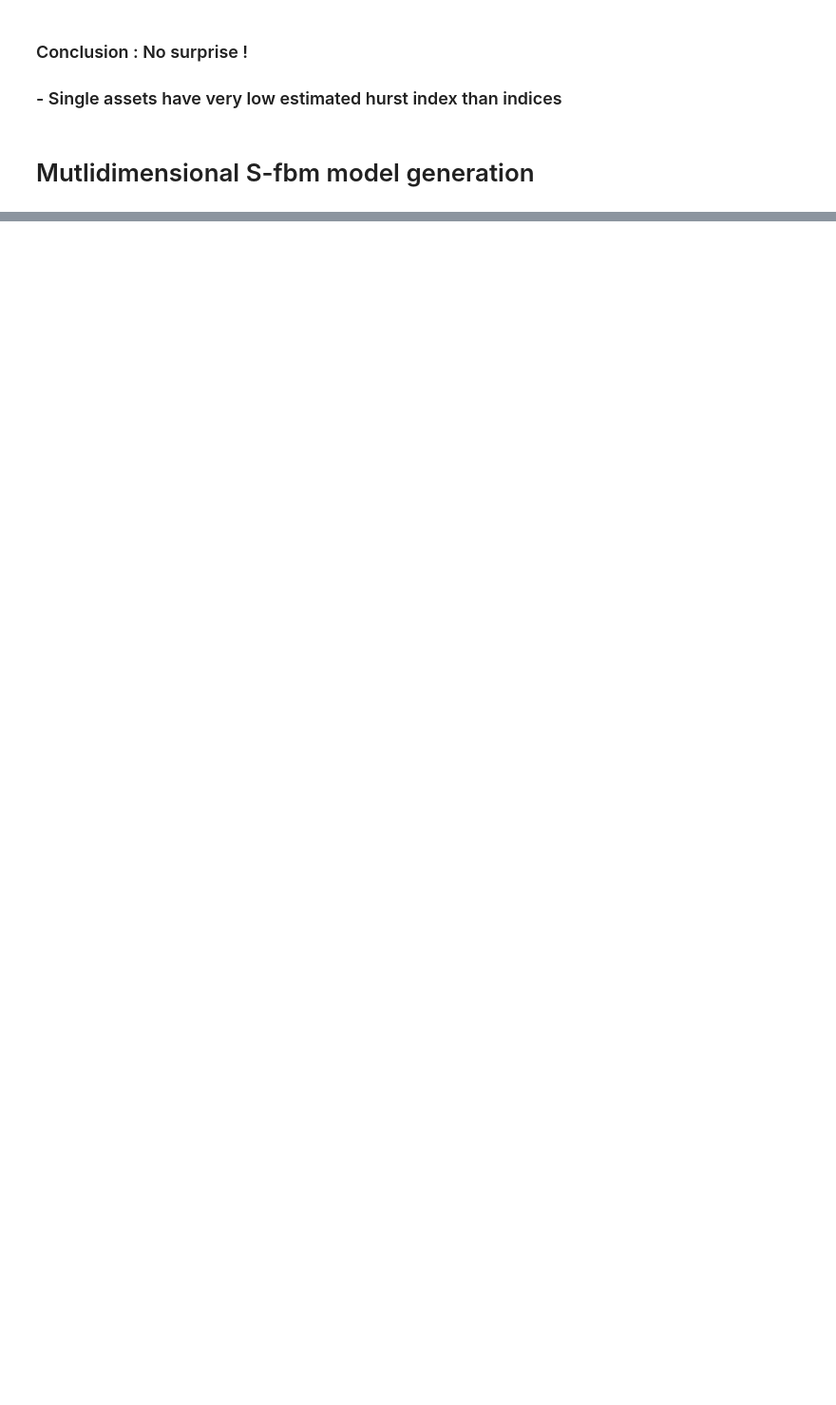
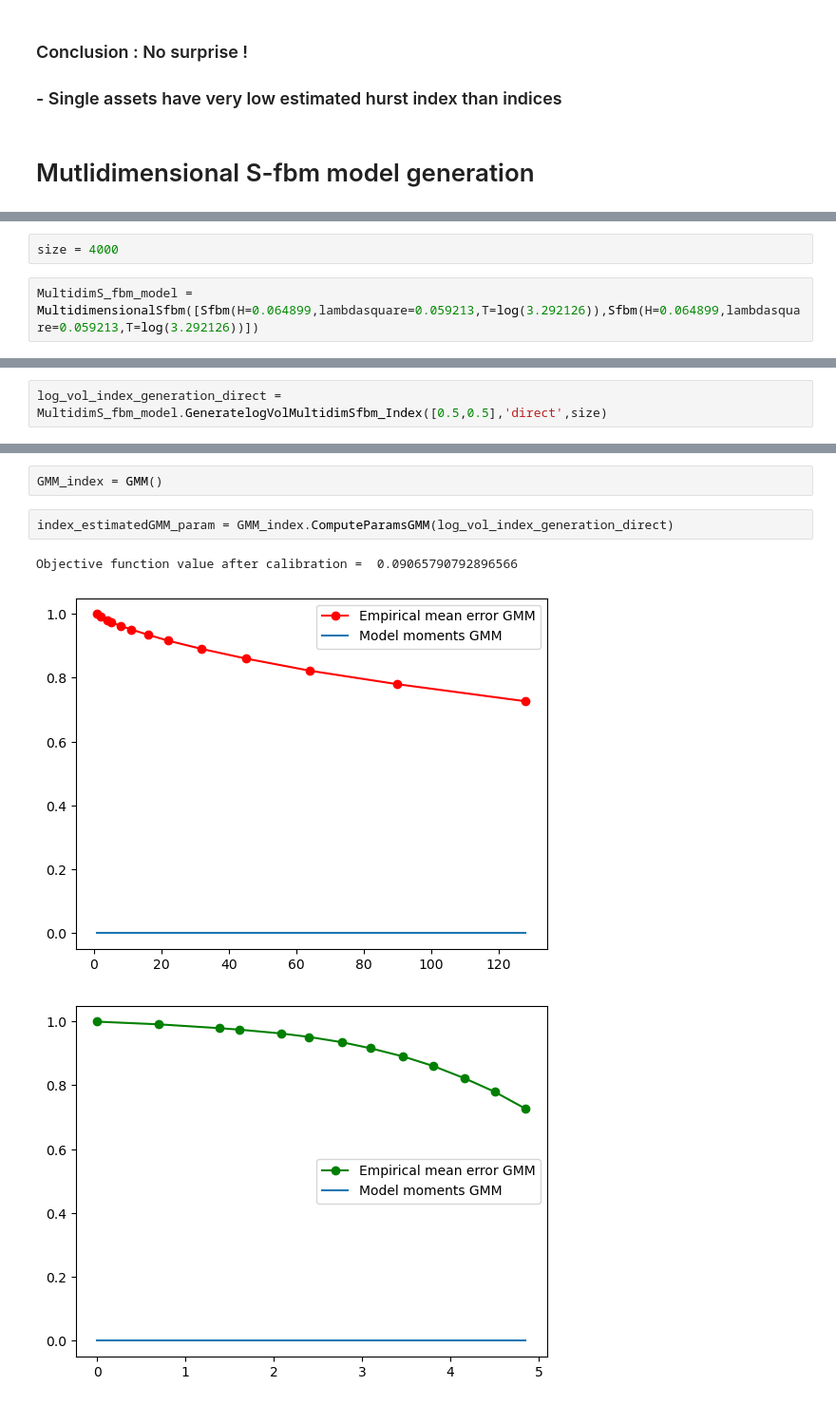
Before and after one commit to Othmane-ZARHALI/PhDThesisRepo, a Jupyter notebook: Indices vs stocks hurst index GMM estimates/HurststockVSindexlogSfbm.ipynb, the cells around one changed output, grey strips where cells are left out. Shown at 95% size. Saved outputs shown, nothing was run; the diff lists cells and outputs as text; blank space fills up the shorter version.

Commit message:
Multidimensional Sfbm

```diff
--- a/Indices vs stocks hurst index GMM estimates/HurststockVSindexlogSfbm.ipynb
+++ b/Indices vs stocks hurst index GMM estimates/HurststockVSindexlogSfbm.ipynb
@@ -438,0 +445,4 @@ H =  0.02945075861011331 lambda2 = 0.0689439893105857 T =  2.0835532132720007 ls
+# %%
+size = 4000
+# %%
+MultidimS_fbm_model = MultidimensionalSfbm([Sfbm(H=0.064899,lambdasquare=0.059213,T=log(3.292126)),Sfbm(H=0.064899,lambdasquare=0.059213,T=log(3.292126))])
@@ -438,0 +469,2 @@ H =  0.02945075861011331 lambda2 = 0.0689439893105857 T =  2.0835532132720007 ls
+# %%
+log_vol_index_generation_direct = MultidimS_fbm_model.GeneratelogVolMultidimSfbm_Index([0.5,0.5],'direct',size)
@@ -438,0 +477,8 @@ H =  0.02945075861011331 lambda2 = 0.0689439893105857 T =  2.0835532132720007 ls
+# %%
+GMM_index = GMM()
+# %%
+index_estimatedGMM_param = GMM_index.ComputeParamsGMM(log_vol_index_generation_direct)
+# %% [output]
+Objective function value after calibration =  0.09065790792896566
+[figure, added]
+[figure, added]
```
Also changed, not shown: parts of 16 cells of this notebook, 3 other files.
